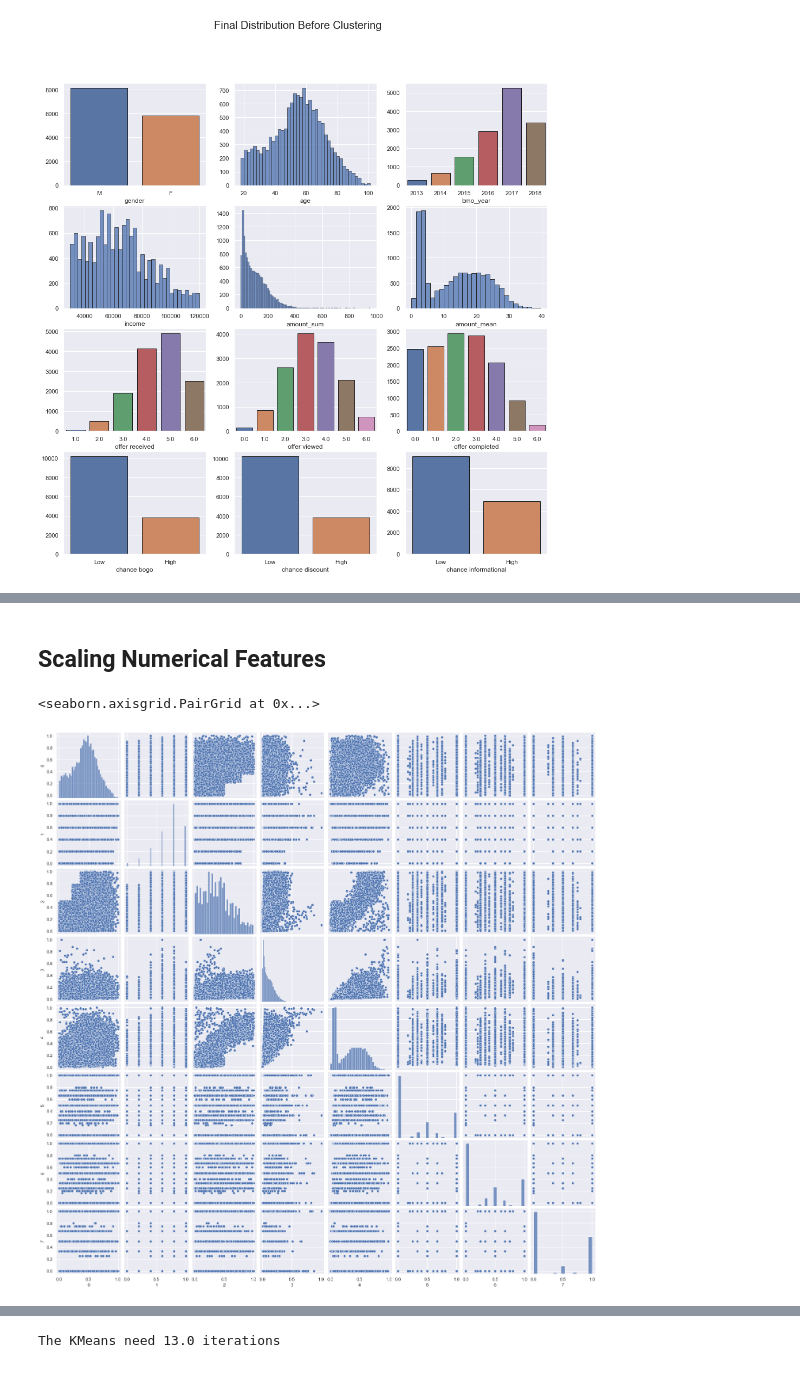
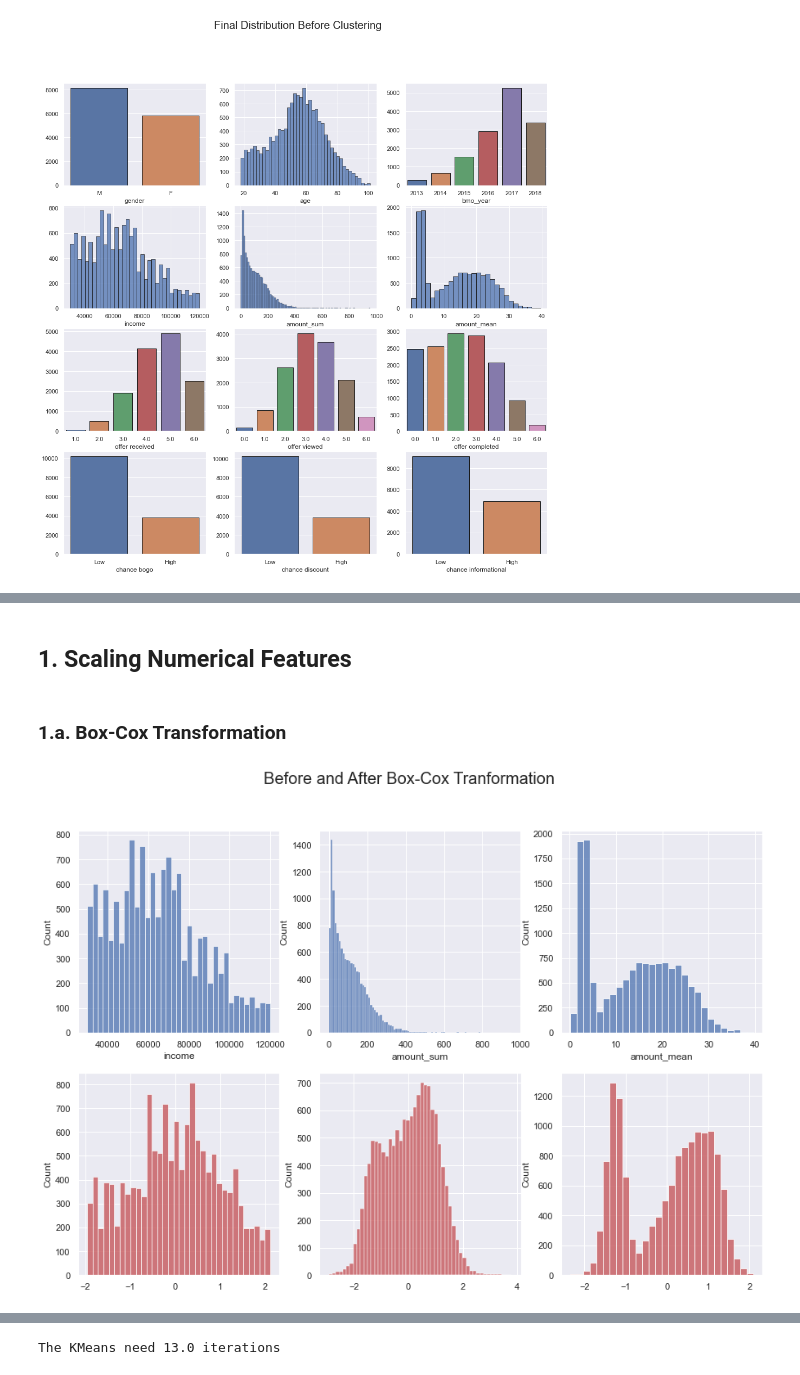
Before and after one commit to miqbalrp/Starbucks_Clustering, a Jupyter notebook: notebook/3. clustering.ipynb, the cells around one changed output, grey strips where cells are left out. Drawn from its saved outputs; the diff is of its cells as text; code cells hidden in the pictures.

```diff
--- a/notebook/3. clustering.ipynb
+++ b/notebook/3. clustering.ipynb
@@ -1,3 +7,6 @@
+# %%
+fig_dir = r'..\result\final-clustering\\'
+export_figure = True
 # %%
 import numpy as np
 import pandas as pd
@@ -20,7 +38,6 @@ df.sample(5)
 # %% [markdown]
 Before we get started, we will first try to see at a glance how the condition of our data is currently.
 # %%
-fig_dir = r'..\result\figure\\'
 fig_title = 'Final Distribution Before Clustering'
 
 fig, axs = plt.subplots(4,3, figsize=(16,16))
@@ -52,8 +69,8 @@ axs[3,0].set_ylabel('')
 axs[3,1].set_ylabel('')
 axs[3,2].set_ylabel('')
 
-
-plt.savefig(fig_dir+fig_title+'.png')
+if(export_figure==True):
+    plt.savefig(fig_dir+fig_title+'.png')
 plt.show()
 # %% [output]
 [figure]
@@ -89,13 +102,32 @@ features.describe()
 # %% [markdown]
-## Scaling Numerical Features
+## 1. Scaling Numerical Features
-# %%
-from sklearn.preprocessing import StandardScaler
-from sklearn.preprocessing import MinMaxScaler
-
-scaler = MinMaxScaler()
-scaled_features = scaler.fit_transform(features.astype(float))
-
-sns.pairplot(pd.DataFrame(scaled_features))
-# %% [output]
-<seaborn.axisgrid.PairGrid at 0x...>
-[figure, removed]
+# %% [markdown]
+### 1.a. Box-Cox Transformation
+# %%
+bc = PowerTransformer(method='box-cox', standardize=True)
+
+def box_cox(feature):
+    array = np.array(feature)
+    array_reshape = array.reshape((len(array),1))
+    feature_scaled = bc.fit_transform(array_reshape)
+    return feature_scaled
+
+fig_title = 'Before and After Box-Cox Tranformation'
+
+fig, axs = plt.subplots(2,3, figsize=(15,10))
+fig.suptitle(fig_title, fontsize=20)
+
+sns.histplot(ax=axs[0,0], data=features['income'])
+sns.histplot(ax=axs[0,1], data=features['amount_sum'])
+sns.histplot(ax=axs[0,2], data=features['amount_mean'])
+
+sns.histplot(ax=axs[1,0], x=box_cox(features['income'])[:,0], color='r')
+sns.histplot(ax=axs[1,1], x=box_cox(features['amount_sum'])[:,0], color='r')
+sns.histplot(ax=axs[1,2], x=box_cox(features['amount_mean'])[:,0], color='r')
+
+if(export_figure==True):
+    plt.savefig(fig_dir+fig_title+'.png')
+
+plt.show()
+# %% [output]
+[figure, added]
```
Also changed, not shown: parts of 40 cells of this notebook, 31 other files.
